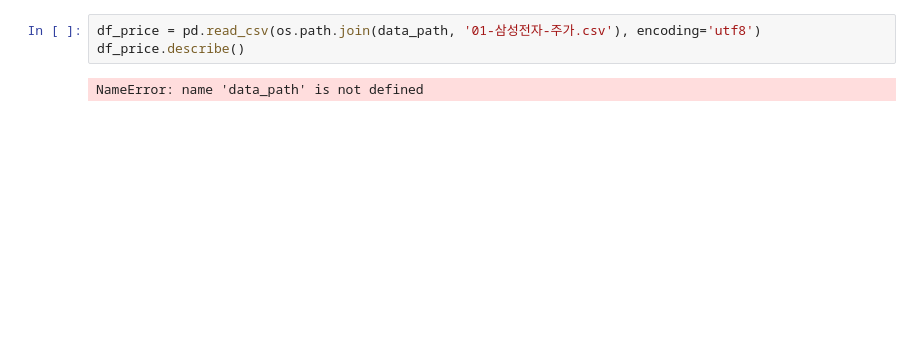
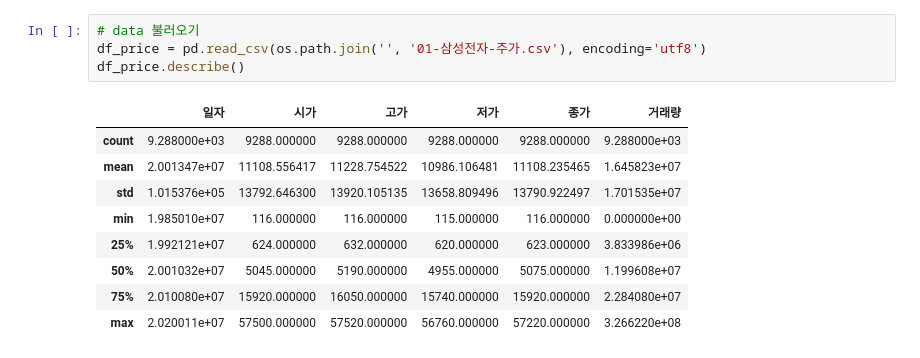
Before and after one commit to J01101/todayLearn, a Jupyter notebook: python/notebook/ML_forecastingInvest/간단한_딥러닝으로_삼성전자_주가예측.ipynb, the cells around one changed output. Cells and saved outputs as stored; diff of their text form; blank space fills up the shorter version.

```diff
--- a/python/notebook/ML_forecastingInvest/간단한_딥러닝으로_삼성전자_주가예측.ipynb
+++ b/python/notebook/ML_forecastingInvest/간단한_딥러닝으로_삼성전자_주가예측.ipynb
@@ -4,5 +8,14 @@ import os
 # %%
-df_price = pd.read_csv(os.path.join(data_path, '01-삼성전자-주가.csv'), encoding='utf8')
+# data 불러오기
+df_price = pd.read_csv(os.path.join('', '01-삼성전자-주가.csv'), encoding='utf8')
 df_price.describe()
 # %% [output]
-NameError: name 'data_path' is not defined
+|  | 일자 | 시가 | 고가 | 저가 | 종가 | 거래량 |
+| count | 9.288000e+03 | 9288.000000 | 9288.000000 | 9288.000000 | 9288.000000 | 9.288000e+03 |
+| mean | 2.001347e+07 | 11108.556417 | 11228.754522 | 10986.106481 | 11108.235465 | 1.645823e+07 |
+| std | 1.015376e+05 | 13792.646300 | 13920.105135 | 13658.809496 | 13790.922497 | 1.701535e+07 |
+| min | 1.985010e+07 | 116.000000 | 116.000000 | 115.000000 | 116.000000 | 0.000000e+00 |
+| 25% | 1.992121e+07 | 624.000000 | 632.000000 | 620.000000 | 623.000000 | 3.833986e+06 |
+| 50% | 2.001032e+07 | 5045.000000 | 5190.000000 | 4955.000000 | 5075.000000 | 1.199608e+07 |
+| 75% | 2.010080e+07 | 15920.000000 | 16050.000000 | 15740.000000 | 15920.000000 | 2.284080e+07 |
+| max | 2.020011e+07 | 57500.000000 | 57520.000000 | 56760.000000 | 57220.000000 | 3.266220e+08 |
```
Also changed, not shown: parts of 18 cells of this notebook, 1 other file.
